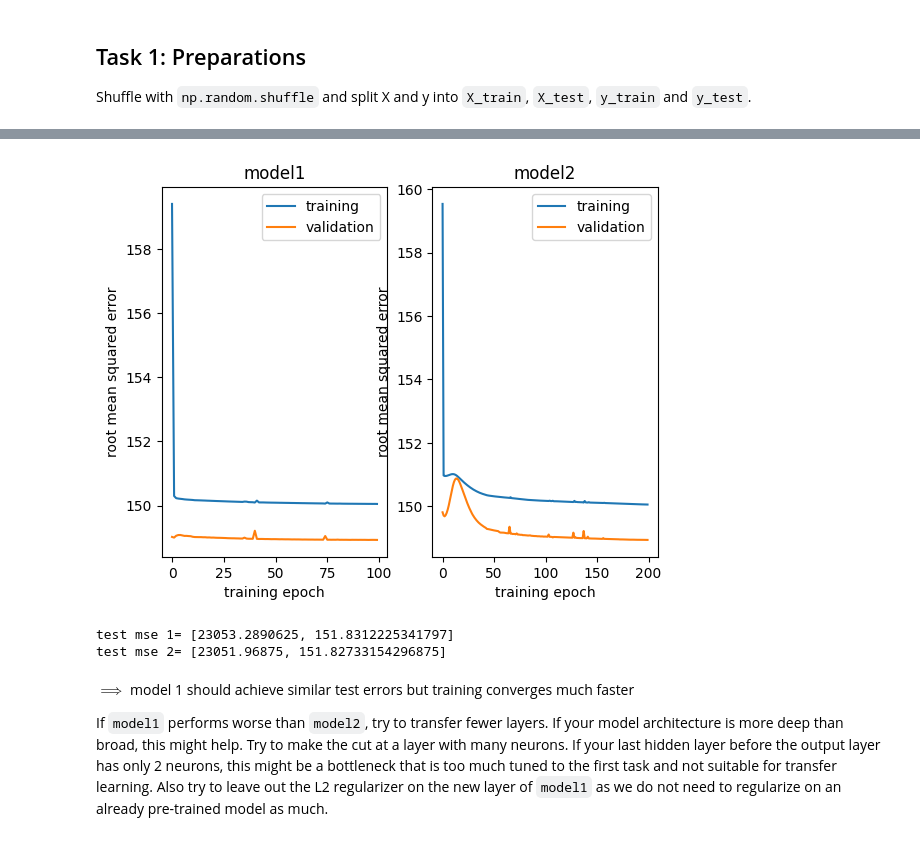
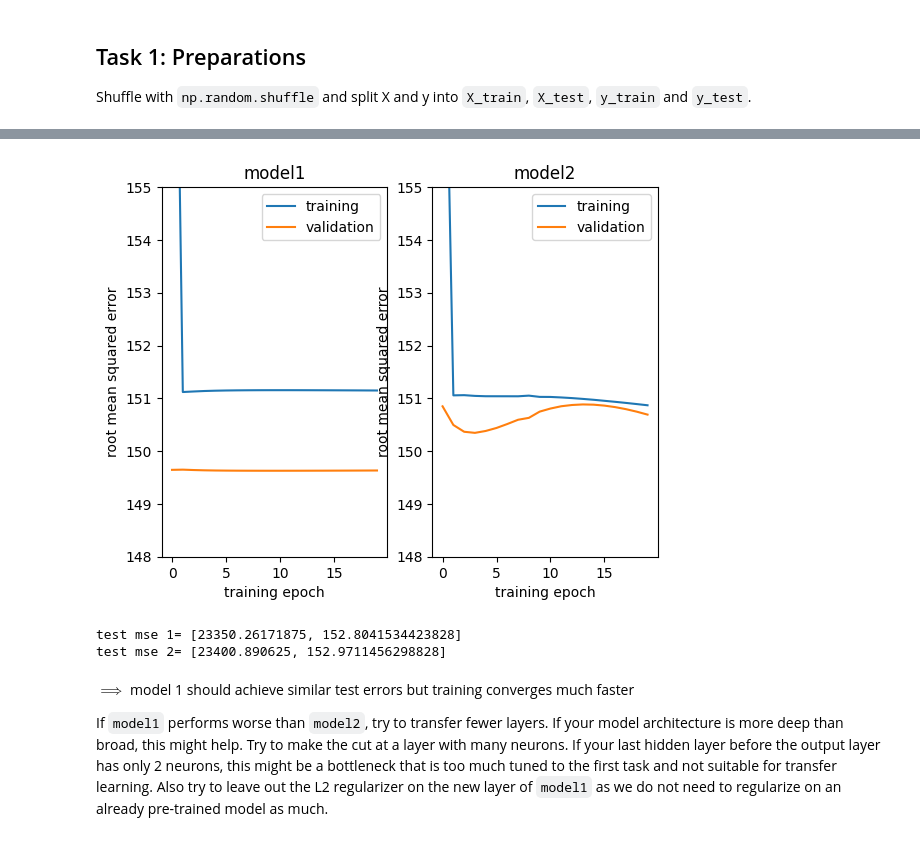
Before and after one commit to DataCompetency/KI-Block, a Jupyter notebook: exercises/solutions/tf/es2-ex1-sol.ipynb, the cells around one changed output, grey strips where cells are left out. Drawn from its saved outputs; the diff is of its cells as text; code cells hidden in the pictures.

```diff
--- a/exercises/solutions/tf/es2-ex1-sol.ipynb
+++ b/exercises/solutions/tf/es2-ex1-sol.ipynb
@@ -58,6 +59,6 @@ y_train = y[perm[k:]]
 4. Report (as a group) the final *test* error of the best model and its configuration. Who wins? What is the improvement with respect to the baseline model (linear regression)?
 # %%
-tf.random.set_seed(0) # so we all get the same pseudorandom results, do not modify or remove this line!
+tf.random.set_seed(0) # so we all get the same pseudorandom results, do not modify or remove
 
 l2 = 0.01 #strength of l2 regularization for all kernels
 
@@ -69,11 +70,13 @@ def make_model():
     # add Dense neural network layers with number of hidden neurons, activation function of your choice.
     # add a L2 regularizer for each layer
     for i in range(4):
-        model.add(tf.keras.layers.Dense(32, activation = tf.nn.relu, kernel_regularizer=tf.keras.regularizers.L2(l2)))
+        model.add(tf.keras.layers.Dense(32,
+                                        activation = tf.nn.relu,
+                                        kernel_regularizer = tf.keras.regularizers.L2(l2)))
     #YOUR CODE ENDS
 
     #last layer maps to output size 1 and has no activation function
-    model.add(tf.keras.layers.Dense(1, kernel_regularizer=tf.keras.regularizers.L2(l2)))
+    model.add(tf.keras.layers.Dense(1, kernel_regularizer = tf.keras.regularizers.L2(l2)))
 
     return model
 
@@ -107,12 +130,14 @@ Skipping registering GPU devices...
 # %%
 fig, ax= plt.subplots(1,1)
-def plot_hist(history, ax, title):
+def plot_hist(history, ax, title, ylim=None):
     ax.plot(history.history["root_mean_squared_error"], label="training")
     ax.plot(history.history["val_root_mean_squared_error"], label="validation")
     ax.set_title(title)
     ax.set_xlabel("training epoch")
     ax.set_ylabel("root mean squared error")
     handles, labels = ax.get_legend_handles_labels()
+    if ylim is not None:
+        ax.set_ylim(ylim)
     ax.legend(handles, labels)
 plot_hist(history, ax, "training and validation loss")
 # %% [output]
@@ -198,4 +203,4 @@ Model: "sequential"
 # %%
-history1 = fit_model(model1, X_train, y_registered_train, epochs=100) #fewer epochs!
-history2 = fit_model(model2, X_train, y_registered_train)
+history1 = fit_model(model1, X_train, y_registered_train, epochs=20) #fewer epochs!
+history2 = fit_model(model2, X_train, y_registered_train, epochs=20)
 #YOUR CODE ENDS
@@ -202,15 +250,15 @@ history2 = fit_model(model2, X_train, y_registered_train)
 # %%
 fig, axes = plt.subplots(1,2)
-plot_hist(history1, axes[0], "model1")
-plot_hist(history2, axes[1], "model2")
+plot_hist(history1, axes[0], "model1", ylim=(148,155))
+plot_hist(history2, axes[1], "model2", ylim=(148,155))
 # %% [output]
-[figure, old version]
+[figure, new version]
 # %%
 print("test mse 1=", model1.evaluate(X_test, y_registered_test, verbose=0))
 print("test mse 2=", model2.evaluate(X_test, y_registered_test, verbose=0))
 # %% [output]
-test mse 1= [23053.2890625, 151.8312225341797]
-test mse 2= [23051.96875, 151.82733154296875]
+test mse 1= [23350.26171875, 152.8041534423828]
+test mse 2= [23400.890625, 152.9711456298828]
 # %% [markdown]
 $\implies$ model 1 should achieve similar test errors but training converges much faster
 
```
Also changed, not shown: parts of 13 cells of this notebook.
